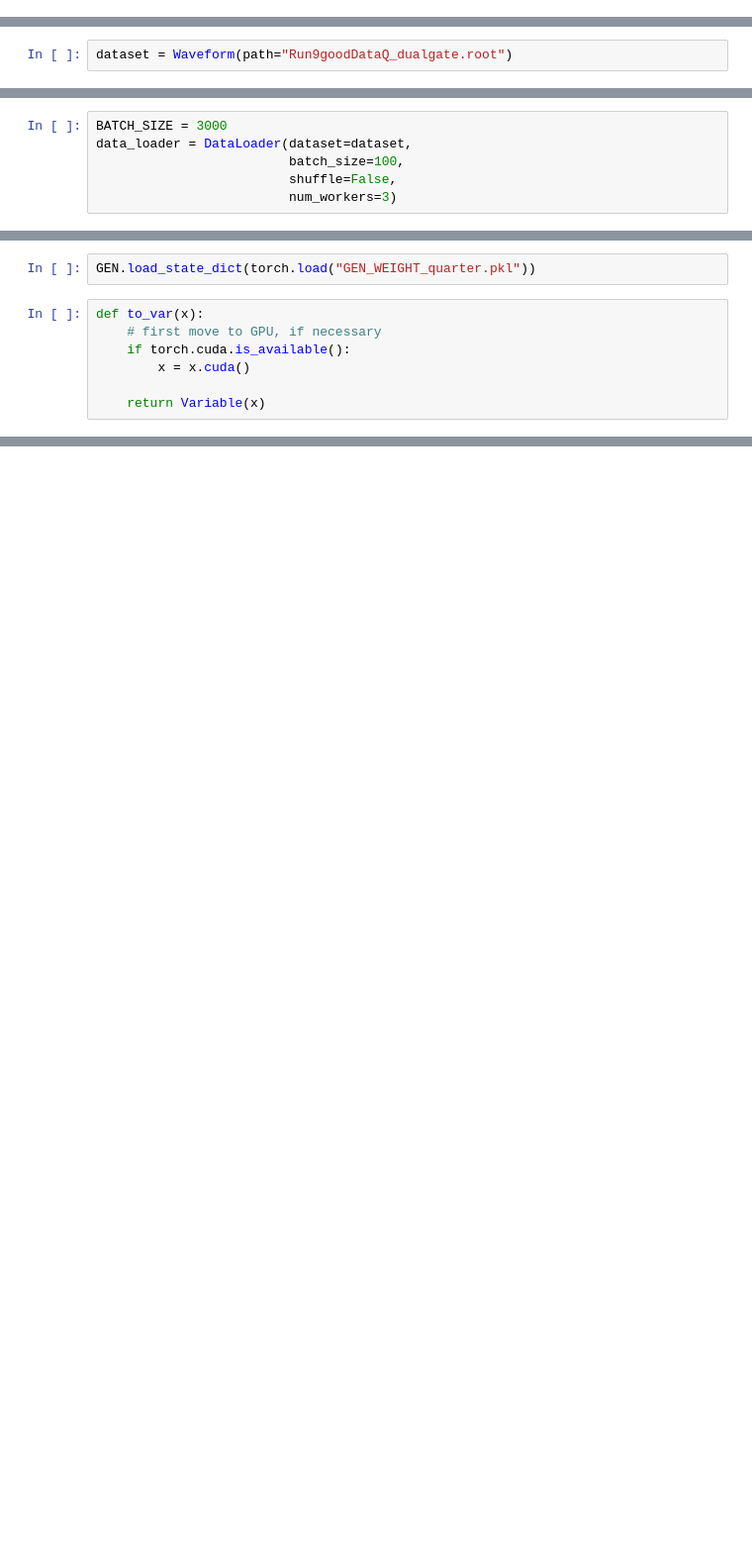
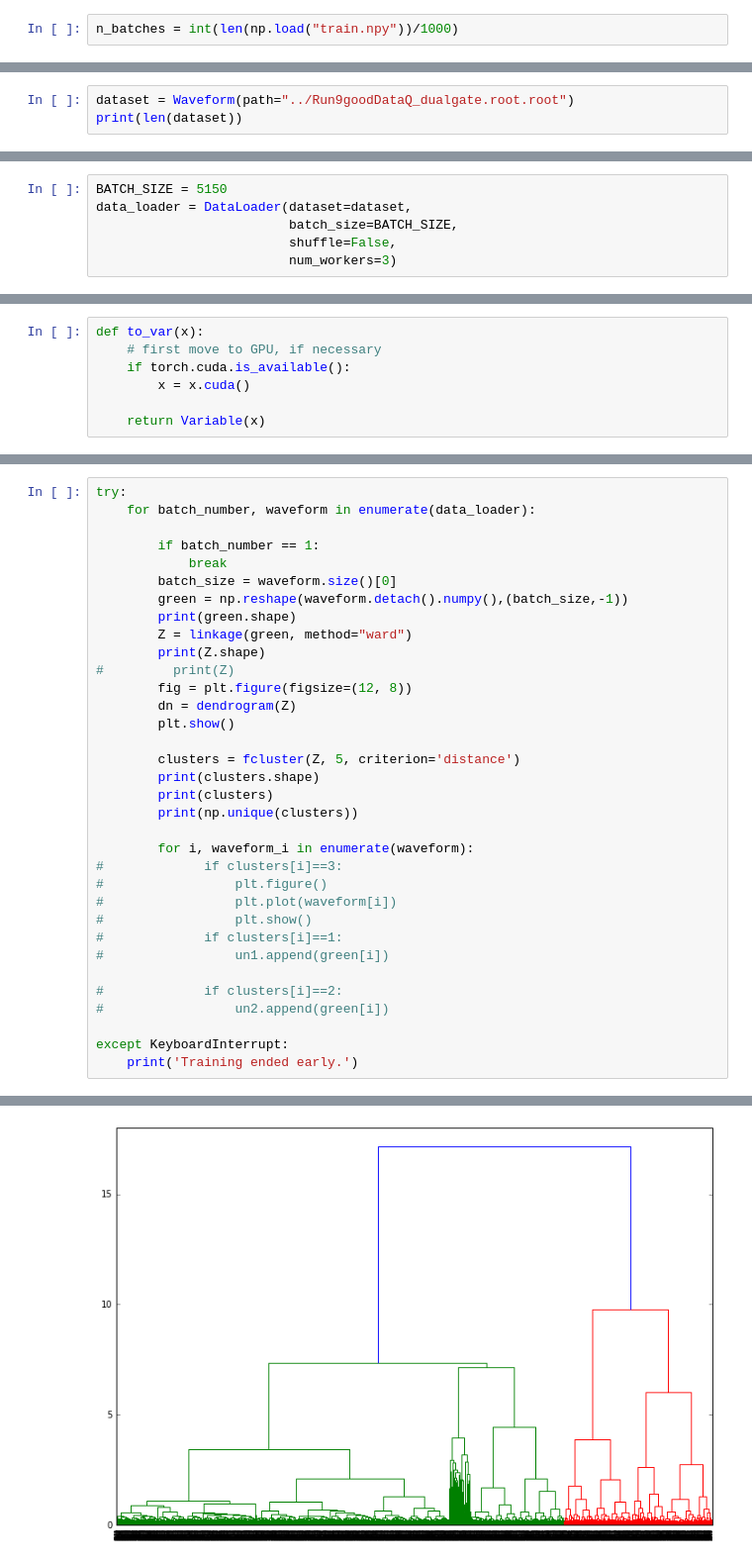
Before and after one commit to hareyakana/Script_For_TS_Keras, a Jupyter notebook: variable_check.ipynb, the cells around one changed output, grey strips where cells are left out. Shown at 99% size. Saved outputs shown, nothing was run; the diff lists cells and outputs as text; blank space fills up the shorter version.

```diff
--- a/variable_check.ipynb
+++ b/variable_check.ipynb
@@ -89,0 +176,2 @@ plt.show()
+# %%
+n_batches = int(len(np.load("train.npy"))/1000)
@@ -137,2 +305,3 @@ Wall time: 50.1 µs
 # %%
-dataset = Waveform(path="Run9goodDataQ_dualgate.root")
+dataset = Waveform(path="../Run9goodDataQ_dualgate.root.root")
+print(len(dataset))
@@ -139,6 +310,6 @@ dataset = Waveform(path="Run9goodDataQ_dualgate.root")
 # %%
-BATCH_SIZE = 3000
+BATCH_SIZE = 5150
 data_loader = DataLoader(dataset=dataset,
-                         batch_size=100,
+                         batch_size=BATCH_SIZE,
                          shuffle=False,
                          num_workers=3)
@@ -220,5 +316,3 @@ torch.Size([1])
-# %%
-GEN.load_state_dict(torch.load("GEN_WEIGHT_quarter.pkl"))
 # %%
 def to_var(x):
     # first move to GPU, if necessary
@@ -357,0 +407,35 @@ ValueError: A 2-dimensional array must be passed.
+# %%
+try:
+    for batch_number, waveform in enumerate(data_loader):
+
+        if batch_number == 1:
+            break
+        batch_size = waveform.size()[0]
+        green = np.reshape(waveform.detach().numpy(),(batch_size,-1))
+        print(green.shape)
+        Z = linkage(green, method="ward")
+        print(Z.shape)
+#         print(Z)
+        fig = plt.figure(figsize=(12, 8))
+        dn = dendrogram(Z)
+        plt.show()
+
+        clusters = fcluster(Z, 5, criterion='distance')
+        print(clusters.shape)
+        print(clusters)
+        print(np.unique(clusters))
+
+        for i, waveform_i in enumerate(waveform):
+#             if clusters[i]==3:
+#                 plt.figure()
+#                 plt.plot(waveform[i])
+#                 plt.show()
+#             if clusters[i]==1:
+#                 un1.append(green[i])
+
+#             if clusters[i]==2:
+#                 un2.append(green[i])
+
+except KeyboardInterrupt:
+    print('Training ended early.')
+# %% [output]
@@ -357,0 +444 @@ ValueError: A 2-dimensional array must be passed.
+[figure, added]
```
Also changed, not shown: parts of 27 cells of this notebook, 4 other files.
